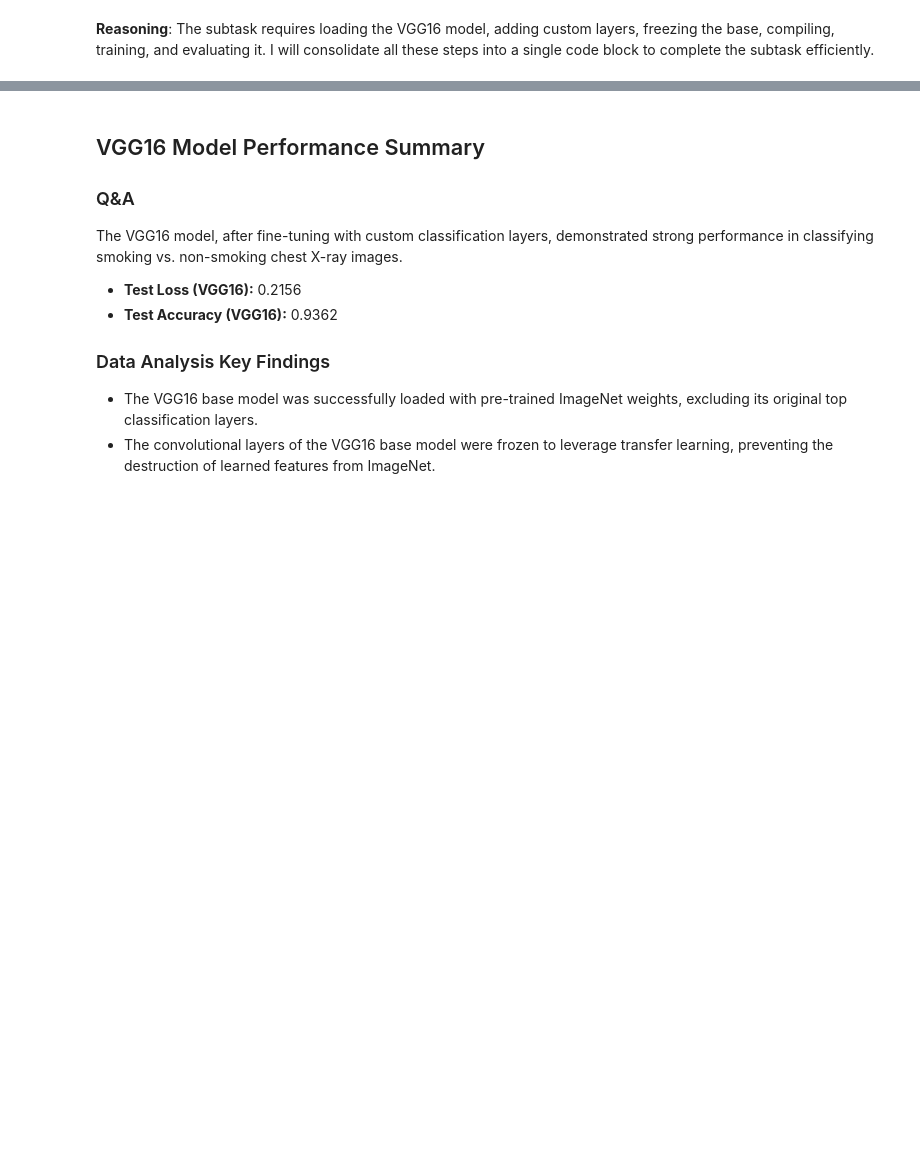
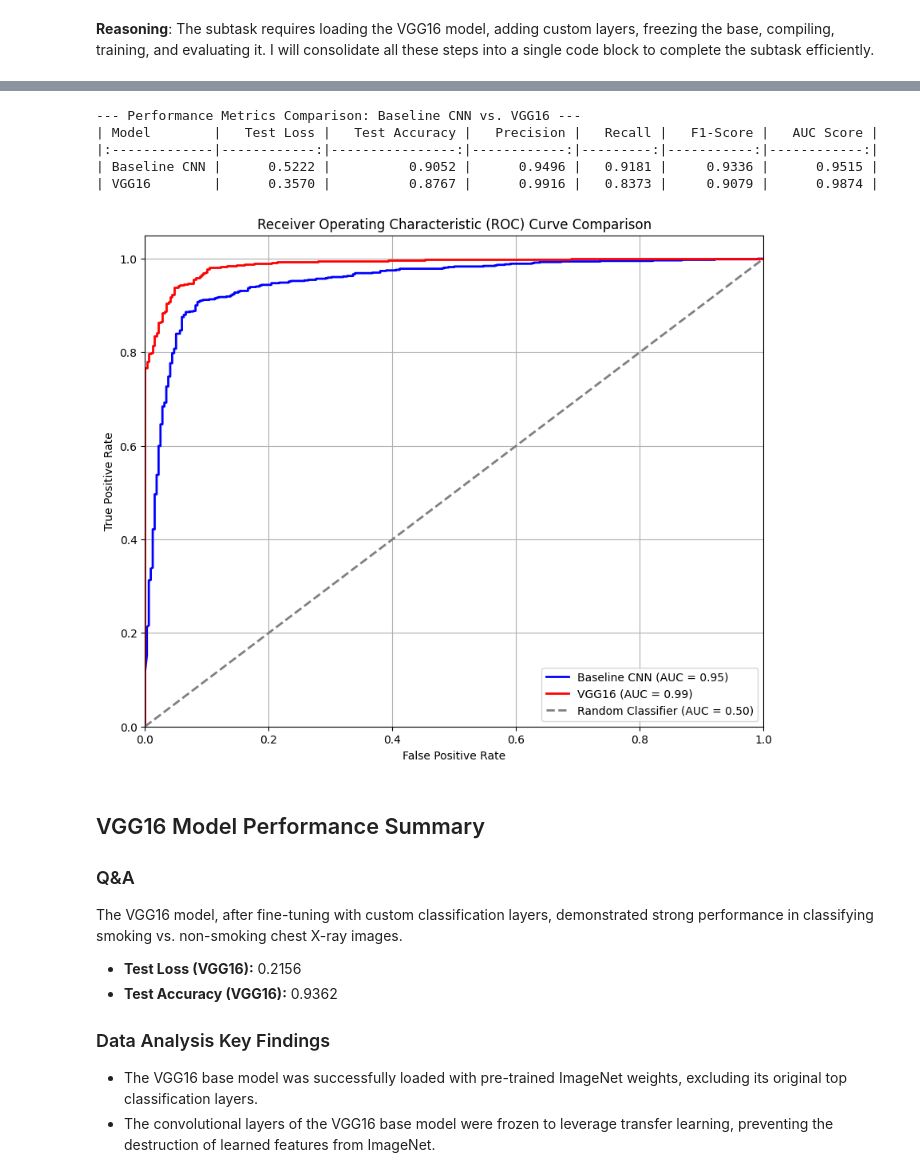
Before and after one commit to rakeshckm/research, a Jupyter notebook: smokingvsnonsmokingv2.ipynb, the cells around one changed output, grey strips where cells are left out. Drawn from its saved outputs; the diff is of its cells as text; code cells hidden in the pictures; blank space fills up the shorter version.

```diff
--- a/smokingvsnonsmokingv2.ipynb
+++ b/smokingvsnonsmokingv2.ipynb
@@ -1048,3 +1183,65 @@ Test Accuracy (VGG16): 0.9362
+# %%
+import pandas as pd
+
+# Baseline CNN Metrics
+metrics_cnn = {
+    'Model': 'Baseline CNN',
+    'Test Loss': loss,
+    'Test Accuracy': accuracy,
+    'Precision': precision,
+    'Recall': recall,
+    'F1-Score': f1,
+    'AUC Score': roc_auc
+}
+
+# VGG16 Metrics
+metrics_vgg16 = {
+    'Model': 'VGG16',
+    'Test Loss': loss_vgg16,
+    'Test Accuracy': accuracy_vgg16_calc,
+    'Precision': precision_vgg16,
+    'Recall': recall_vgg16,
+    'F1-Score': f1_vgg16,
+    'AUC Score': auc_vgg16
+}
+
+# Create a DataFrame for comparison
+comparison_df = pd.DataFrame([metrics_cnn, metrics_vgg16])
+
+print("\n--- Performance Metrics Comparison: Baseline CNN vs. VGG16 ---")
+print(comparison_df.set_index('Model').to_markdown(floatfmt=".4f"))
+# %% [output]
+--- Performance Metrics Comparison: Baseline CNN vs. VGG16 ---
+| Model        |   Test Loss |   Test Accuracy |   Precision |   Recall |   F1-Score |   AUC Score |
+|:-------------|------------:|----------------:|------------:|---------:|-----------:|------------:|
+| Baseline CNN |      0.5222 |          0.9052 |      0.9496 |   0.9181 |     0.9336 |      0.9515 |
+| VGG16        |      0.3570 |          0.8767 |      0.9916 |   0.8373 |     0.9079 |      0.9874 |
+# %%
+import matplotlib.pyplot as plt
+from sklearn.metrics import roc_curve, auc
+
+# Plotting the ROC curves for both models
+plt.figure(figsize=(10, 8))
+
+# Baseline CNN ROC curve
+plt.plot(fpr, tpr, color='blue', lw=2, label=f'Baseline CNN (AUC = {roc_auc:.2f})')
+
+# VGG16 ROC curve
+plt.plot(fpr_vgg16, tpr_vgg16, color='red', lw=2, label=f'VGG16 (AUC = {roc_auc_vgg16:.2f})')
+
+# Plotting the random classifier line
+plt.plot([0, 1], [0, 1], color='gray', lw=2, linestyle='--', label='Random Classifier (AUC = 0.50)')
+
+plt.xlim([0.0, 1.0])
+plt.ylim([0.0, 1.05])
+plt.xlabel('False Positive Rate')
+plt.ylabel('True Positive Rate')
+plt.title('Receiver Operating Characteristic (ROC) Curve Comparison')
+plt.legend(loc='lower right')
+plt.grid(True)
+plt.show()
+# %% [output]
+[figure, added]
 # %% [markdown]
 ## VGG16 Model Performance Summary
 
```
Also changed, not shown: parts of 24 cells of this notebook.
